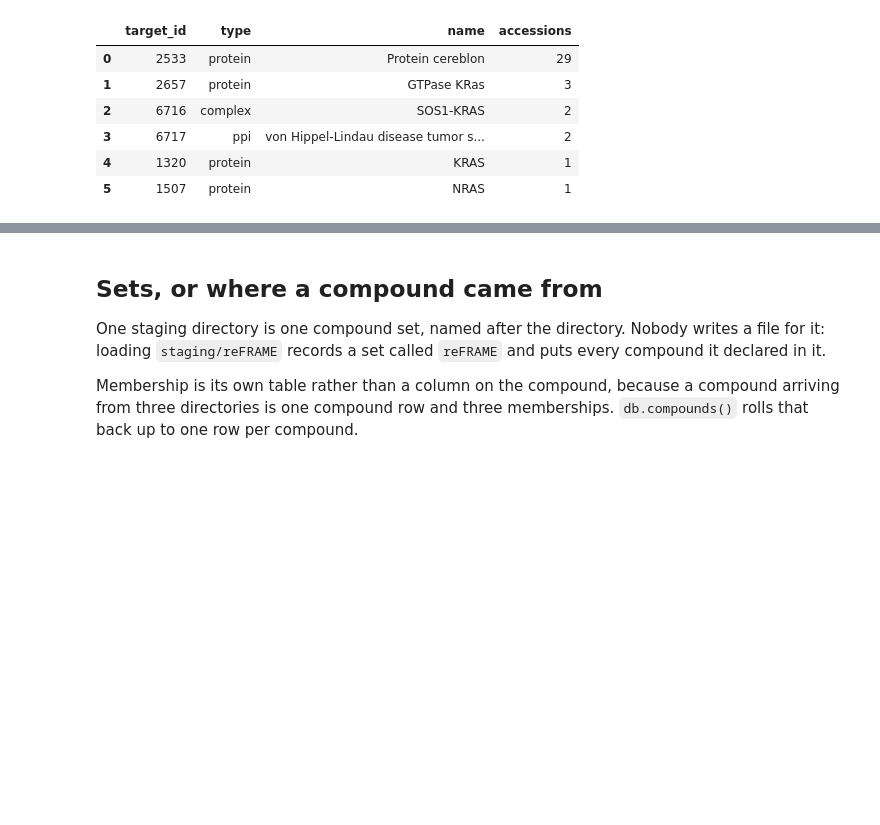
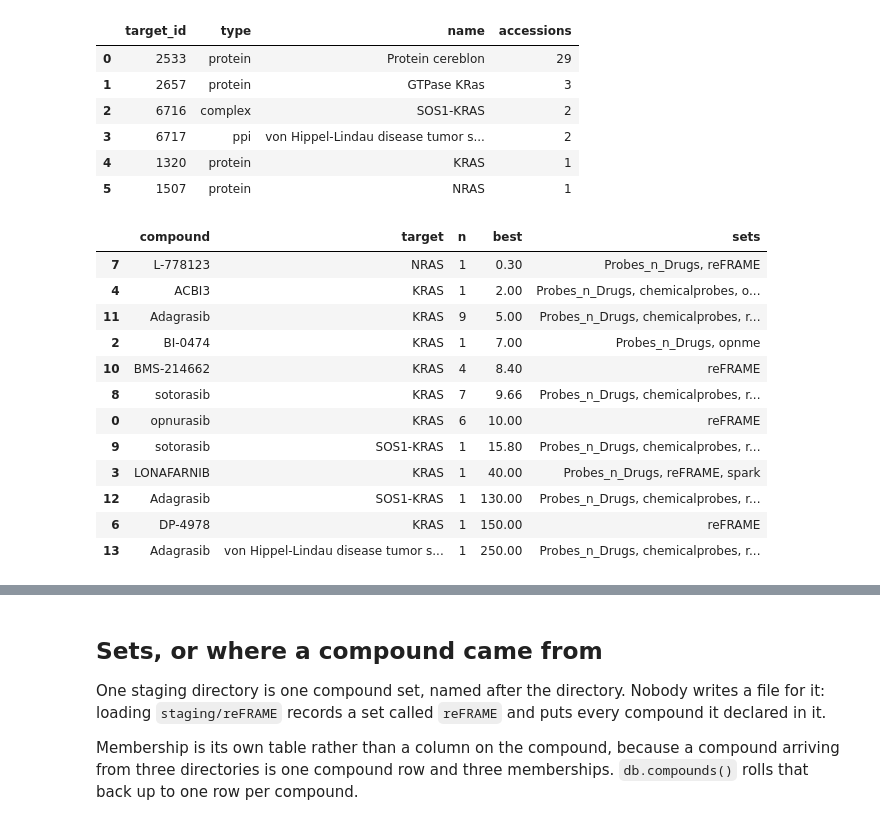
Before and after one commit to SCHMM-MelMar/Summer-School-2026, a Jupyter notebook: examples/explore_db.ipynb, the cells around one changed output, grey strips where cells are left out. Saved outputs shown, nothing was run; the diff lists cells and outputs as text; code cells hidden in the pictures; blank space fills up the shorter version.

```diff
--- a/examples/explore_db.ipynb
+++ b/examples/explore_db.ipynb
@@ -334,3 +334,38 @@ db.read("""
 | 3 | 6717 | ppi | von Hippel-Lindau disease tumor s... | 2 |
 | 4 | 1320 | protein | KRAS | 1 |
 | 5 | 1507 | protein | NRAS | 1 |
+# %%
+# so the trustworthy version drops the protein targets holding more than one
+# accession. a complex with several members is fine, that is what a complex is
+FAMILY = "Ras family"
+
+members = db.targets(family=FAMILY)
+per_target = members.groupby(["target_id", "type"], as_index=False).uniprot_id.nunique()
+lumped = per_target[(per_target.type == "protein") & (per_target.uniprot_id > 1)].target_id
+
+rows = db.bioactivities(family=FAMILY)
+rows = rows[~rows.target_id.isin(lumped)]
+
+hits = (
+    rows[rows.unit.eq("nM") & rows.relation.eq("=")]
+    .groupby(["inchikey", "compound", "target"], as_index=False)
+    .agg(n=("value", "size"), best=("value", "min"))
+    .merge(db.compounds()[["inchikey", "sets"]], on="inchikey")
+    .sort_values("best")
+)
+
+hits.head(12)[["compound", "target", "n", "best", "sets"]]
+# %% [output]
+|  | compound | target | n | best | sets |
+| 7 | L-778123 | NRAS | 1 | 0.30 | Probes_n_Drugs, reFRAME |
+| 4 | ACBI3 | KRAS | 1 | 2.00 | Probes_n_Drugs, chemicalprobes, o... |
+| 11 | Adagrasib | KRAS | 9 | 5.00 | Probes_n_Drugs, chemicalprobes, r... |
+| 2 | BI-0474 | KRAS | 1 | 7.00 | Probes_n_Drugs, opnme |
+| 10 | BMS-214662 | KRAS | 4 | 8.40 | reFRAME |
+| 8 | sotorasib | KRAS | 7 | 9.66 | Probes_n_Drugs, chemicalprobes, r... |
+| 0 | opnurasib | KRAS | 6 | 10.00 | reFRAME |
+| 9 | sotorasib | SOS1-KRAS | 1 | 15.80 | Probes_n_Drugs, chemicalprobes, r... |
+| 3 | LONAFARNIB | KRAS | 1 | 40.00 | Probes_n_Drugs, reFRAME, spark |
+| 12 | Adagrasib | SOS1-KRAS | 1 | 130.00 | Probes_n_Drugs, chemicalprobes, r... |
+| 6 | DP-4978 | KRAS | 1 | 150.00 | reFRAME |
+| 13 | Adagrasib | von Hippel-Lindau disease tumor s... | 1 | 250.00 | Probes_n_Drugs, chemicalprobes, r... |
```
Also changed, not shown: parts of 2 cells of this notebook.
